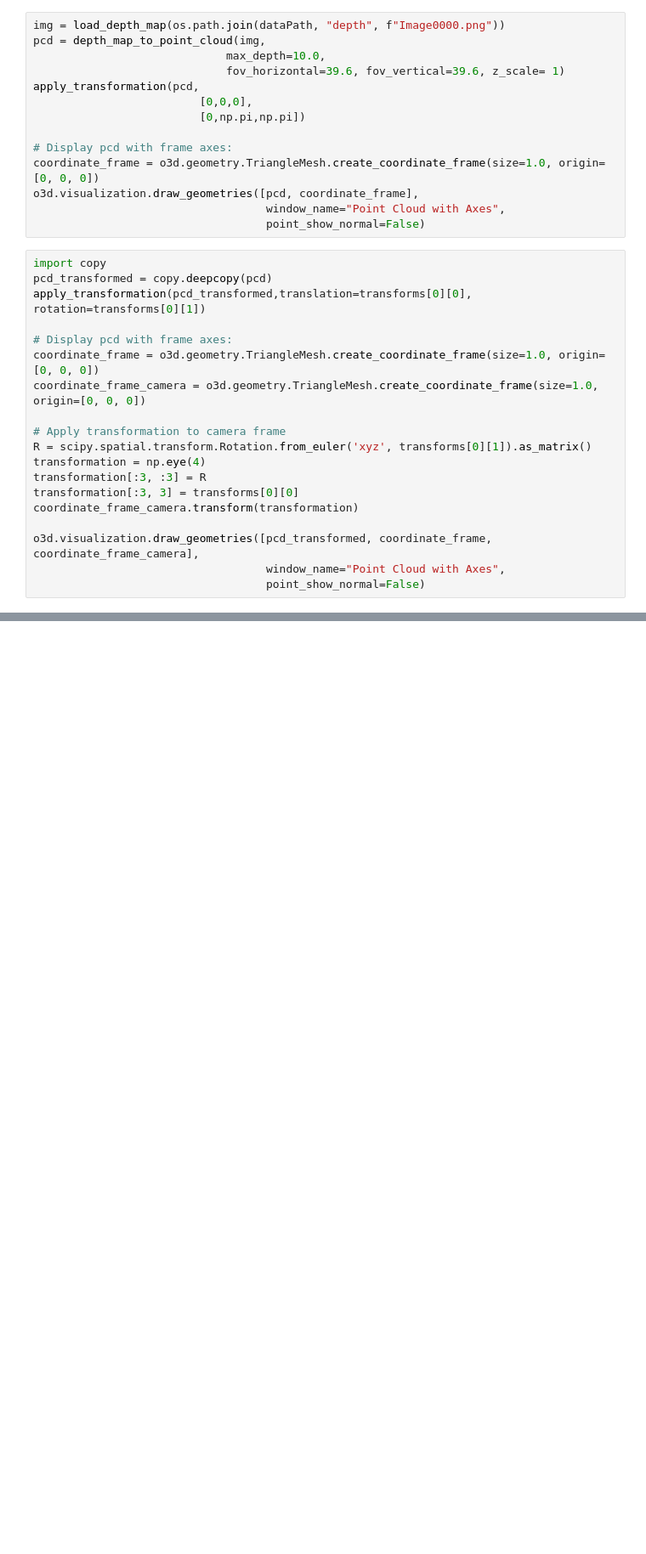
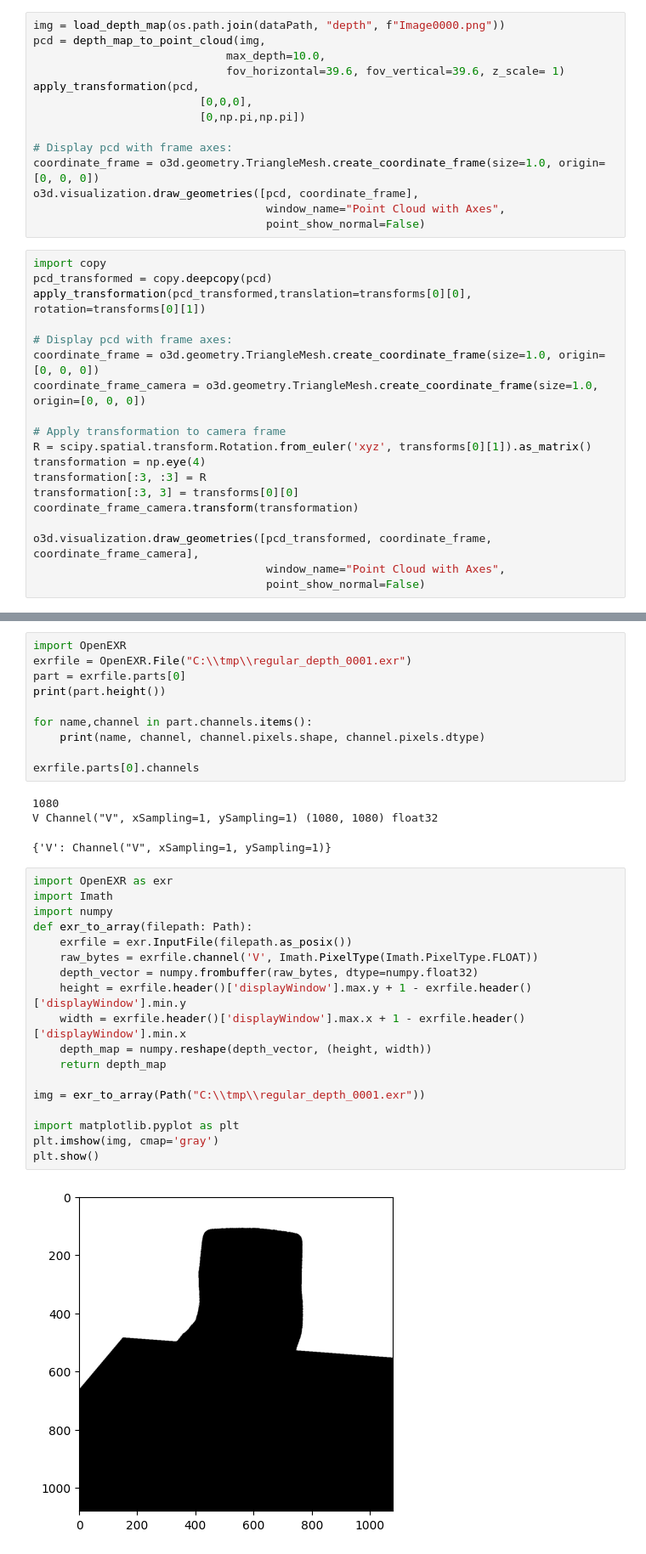
Before and after one commit to Crask21/eirt2025, a Jupyter notebook: notebooks/depth_map.ipynb, the cells around one changed output, grey strips where cells are left out. Shown at 85% size. Cells and saved outputs as stored; diff of their text form; blank space fills up the shorter version.

```diff
--- a/notebooks/depth_map.ipynb
+++ b/notebooks/depth_map.ipynb
@@ -459,3 +454,37 @@ o3d.visualization.draw_geometries([pcd, coordinate_frame],
 # %% [output]
 (1080, 1920)
 (1080, 1920)
+# %%
+import OpenEXR
+exrfile = OpenEXR.File("C:\\tmp\\regular_depth_0001.exr")
+part = exrfile.parts[0]
+print(part.height())
+
+for name,channel in part.channels.items():
+    print(name, channel, channel.pixels.shape, channel.pixels.dtype)
+
+exrfile.parts[0].channels
+# %% [output]
+1080
+V Channel("V", xSampling=1, ySampling=1) (1080, 1080) float32
+{'V': Channel("V", xSampling=1, ySampling=1)}
+# %%
+import OpenEXR as exr
+import Imath
+import numpy
+def exr_to_array(filepath: Path):
+    exrfile = exr.InputFile(filepath.as_posix())
+    raw_bytes = exrfile.channel('V', Imath.PixelType(Imath.PixelType.FLOAT))
+    depth_vector = numpy.frombuffer(raw_bytes, dtype=numpy.float32)
+    height = exrfile.header()['displayWindow'].max.y + 1 - exrfile.header()['displayWindow'].min.y
+    width = exrfile.header()['displayWindow'].max.x + 1 - exrfile.header()['displayWindow'].min.x
+    depth_map = numpy.reshape(depth_vector, (height, width))
+    return depth_map
+
+img = exr_to_array(Path("C:\\tmp\\regular_depth_0001.exr"))
+
+import matplotlib.pyplot as plt
+plt.imshow(img, cmap='gray')
+plt.show()
+# %% [output]
+[figure, added]
```
Also changed, not shown: parts of 3 cells of this notebook, 3 other files.
